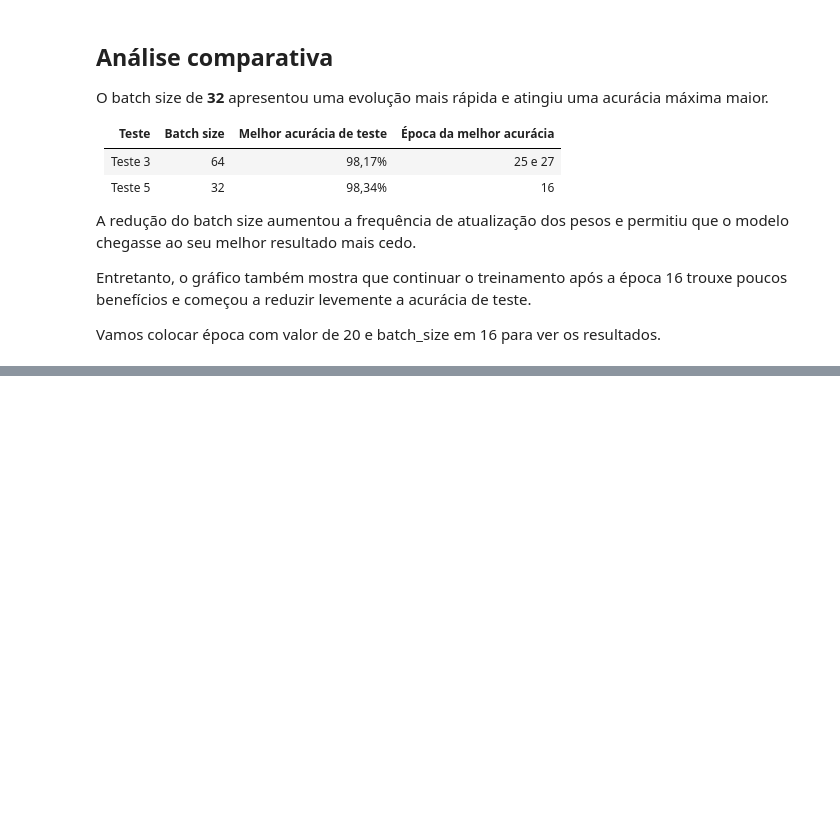
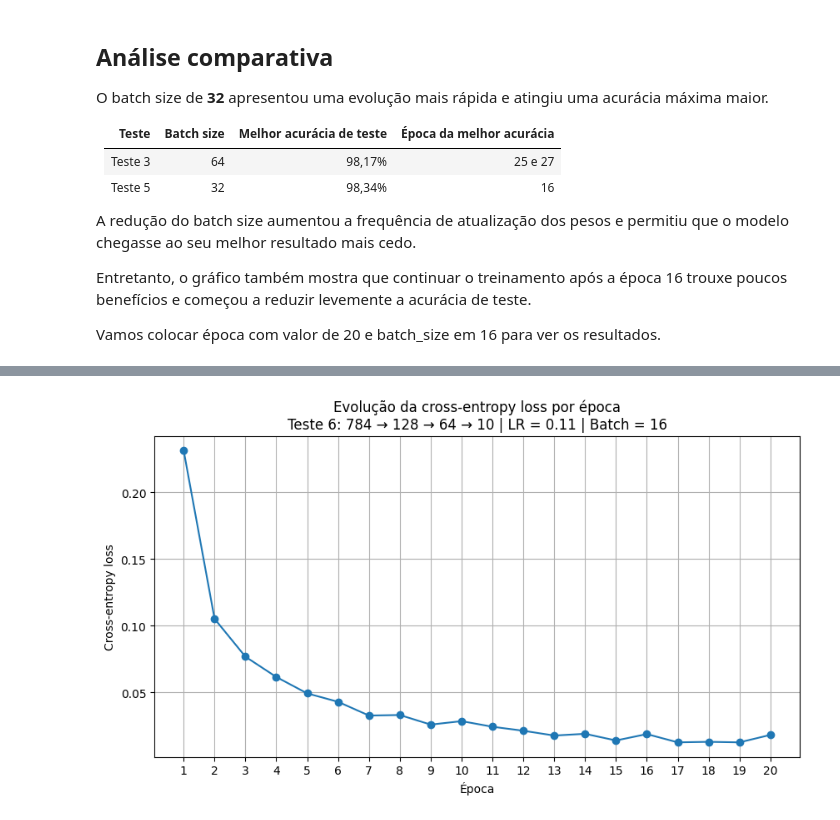
Before and after one commit to Leandro-Filho/Rede_Neural, a Jupyter notebook: notebooks/experimentos.ipynb, the cells around one changed output, grey strips where cells are left out. Saved outputs shown, nothing was run; the diff lists cells and outputs as text; code cells hidden in the pictures; blank space fills up the shorter version.

```diff
--- a/notebooks/experimentos.ipynb
+++ b/notebooks/experimentos.ipynb
@@ -1603,0 +1809,31 @@ Vamos colocar época com valor de 20 e batch_size em 16 para ver os resultados.
+# %%
+plt.figure(figsize=(10, 5))
+
+plt.plot(
+    epocas_teste_6,
+    loss_teste_6,
+    marker="o"
+)
+
+plt.title(
+    "Evolução da cross-entropy loss por época\n"
+    "Teste 6: 784 → 128 → 64 → 10 | LR = 0.11 | Batch = 16"
+)
+
+plt.xlabel("Época")
+plt.ylabel("Cross-entropy loss")
+
+plt.xticks(
+    range(1, 21)
+)
+
+plt.grid(True)
+
+plt.savefig(
+    "../results/teste_6_loss_por_epoca.png",
+    bbox_inches="tight"
+)
+
+plt.show()
+# %% [output]
+[figure, added]
```
Also changed, not shown: parts of 6 cells of this notebook, 3 other files.
